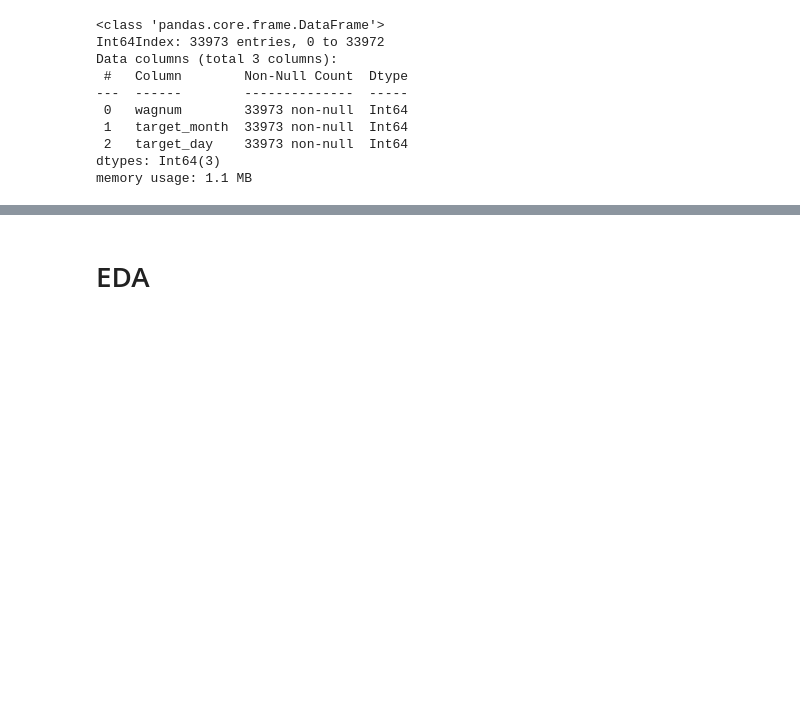
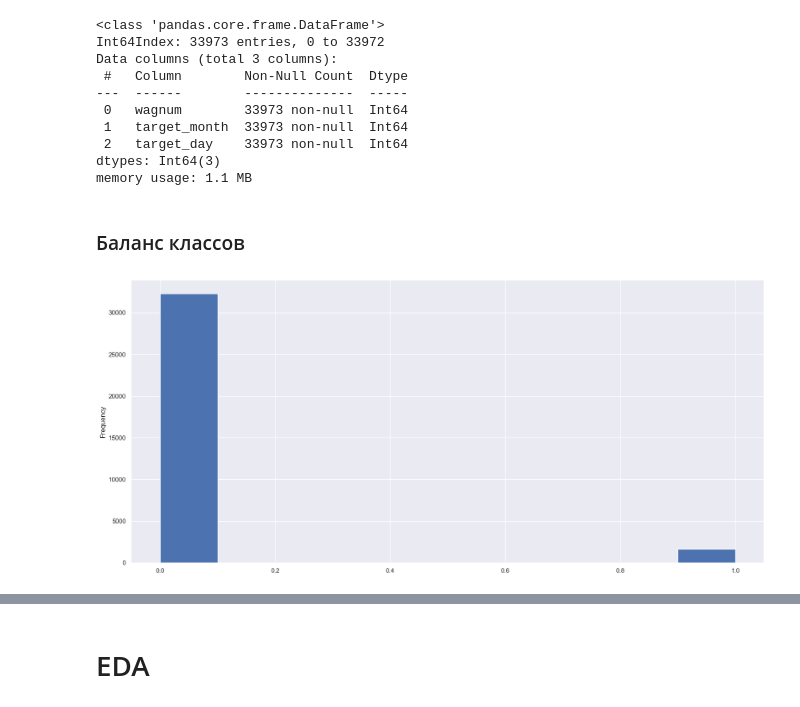
Before and after one commit to apet105/dod_datawagon, a Jupyter notebook: Data_prep_mayer/Data_prep+Feature_engineering.ipynb, the cells around one changed output, grey strips where cells are left out. Cells and saved outputs as stored; diff of their text form; code cells hidden in the pictures; blank space fills up the shorter version.

```diff
--- a/Data_prep_mayer/Data_prep+Feature_engineering.ipynb
+++ b/Data_prep_mayer/Data_prep+Feature_engineering.ipynb
@@ -268,3 +418,10 @@ Data columns (total 3 columns):
  2   target_day    33973 non-null  Int64
 dtypes: Int64(3)
 memory usage: 1.1 MB
+# %% [markdown]
+### Баланс классов
+# %%
+target['target_month'].plot(kind='hist')
+plt.show()
+# %% [output]
+[figure, added]
```
Also changed, not shown: parts of 48 cells of this notebook.
